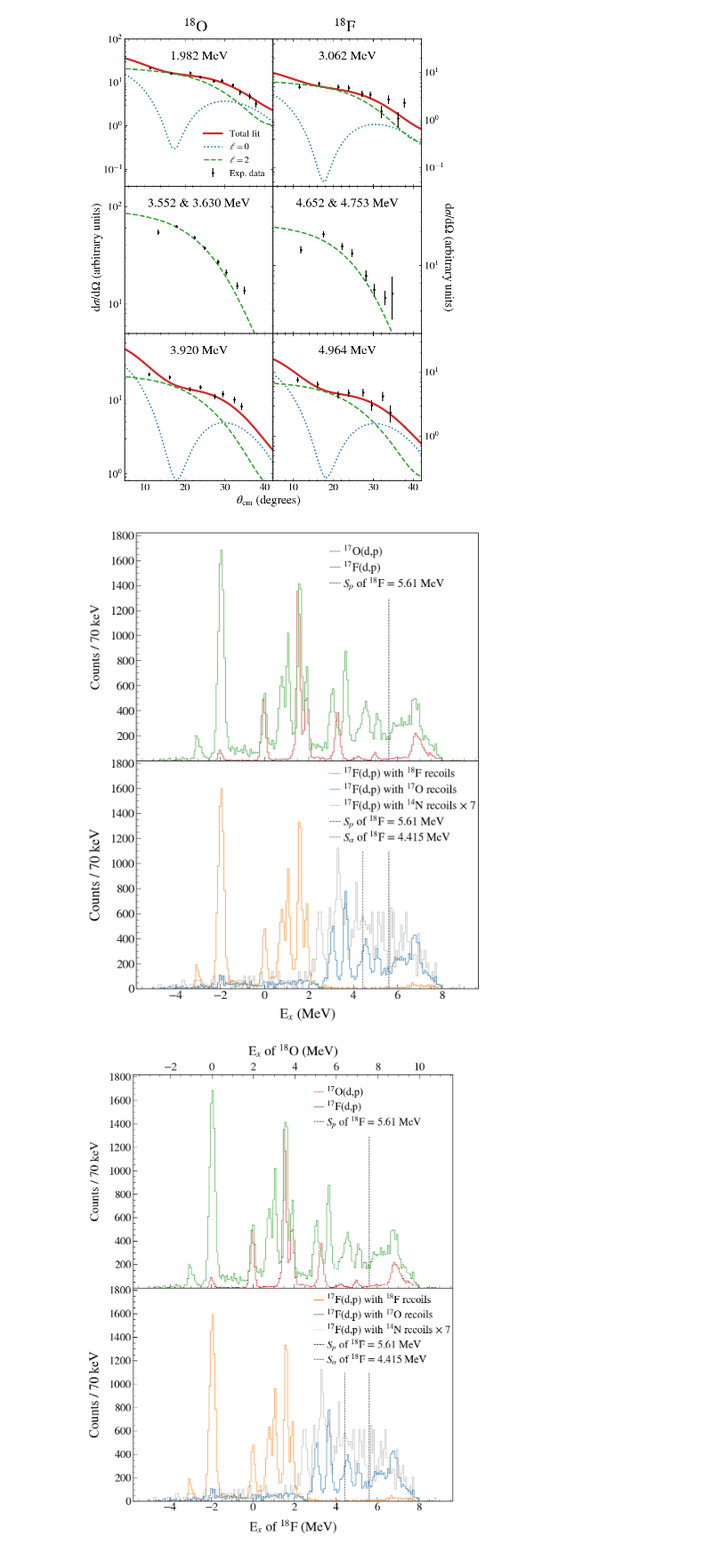
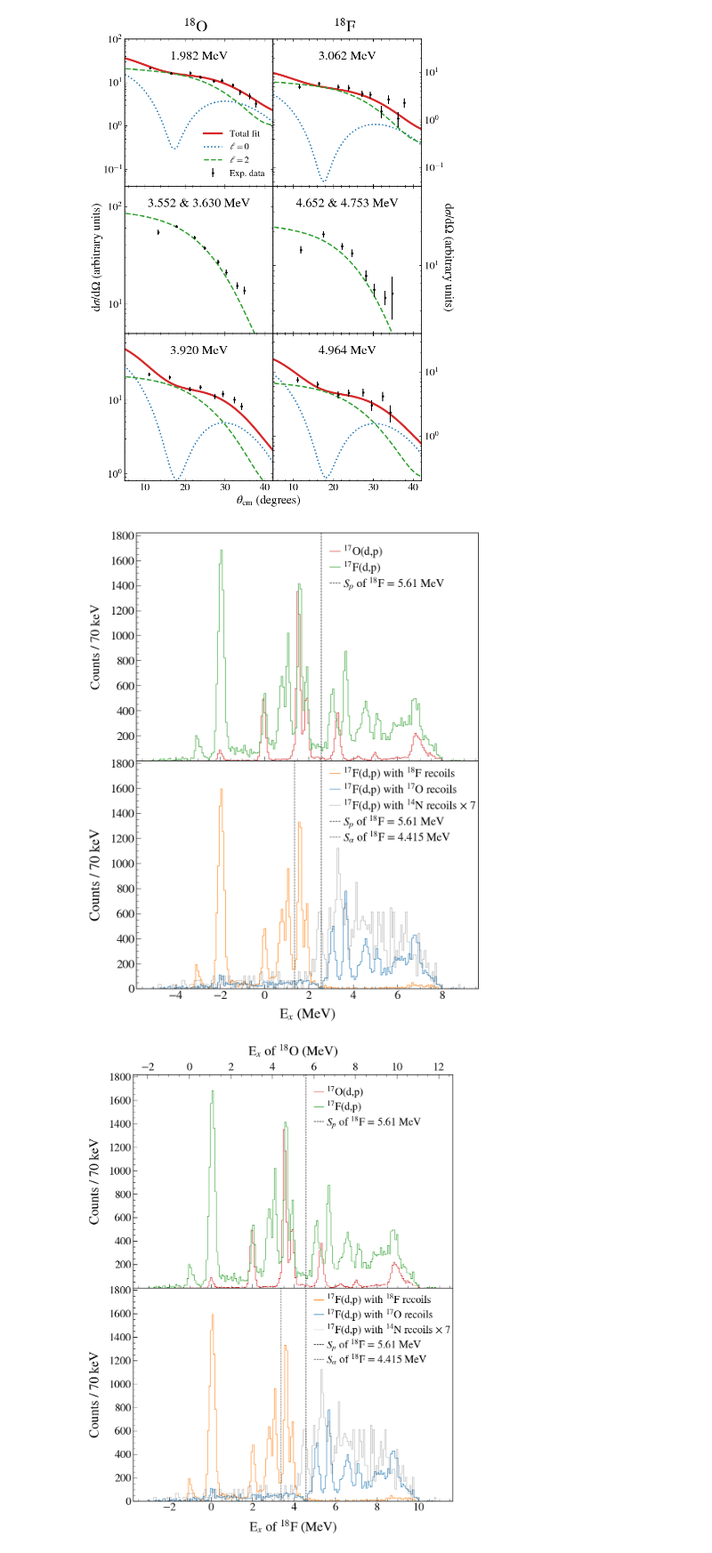
Before and after one commit to annakawecka/digios, a Jupyter notebook: analysis/final_working/plotting_2x3_IAS.ipynb, the cells around one changed output. Shown at 89% size. Saved outputs shown, nothing was run; the diff lists cells and outputs as text; code cells hidden in the pictures.

```diff
--- a/analysis/final_working/plotting_2x3_IAS.ipynb
+++ b/analysis/final_working/plotting_2x3_IAS.ipynb
@@ -207,8 +207,8 @@ edges1 = make_edges(x1, bin_width)
 ax.step(edges2, np.append(y2, y2[-1]), where='post', color='#d62728', lw=1, label=r'$^{17}$O(d,p)')
 ax.step(edges1, np.append(y1, y1[-1]), where='post', color='#2ca02c', lw=1, label=r'$^{17}$F(d,p)')
 
-x_line = 5.6071
-vline = ax.vlines(x_line, ymin=ax.get_ylim()[0], ymax=1300,
+x_line = 5.6071 - 3.062
+vline = ax.vlines(x_line, ymin=ax.get_ylim()[0], ymax=1830,
           color='black', linestyle='--', linewidth=1, label=r'$S_p$ of $^{18}$F = 5.61 MeV')
 
 ax.set_ylabel("Counts / 70 keV", fontsize=24, labelpad=15)
@@ -240,11 +240,11 @@ ax.step(edges4, np.append(y4, y4[-1]), where='post', color='black', lw=1, alpha=
         label=r'$^{17}$F(d,p) with $^{14}$N recoils $\times$ 7')
 
 # Vertical lines
-x_line_alpha = 4.415
+x_line_alpha = 4.415 - 3.062
 
-vline = ax.vlines(x_line, ymin=ax.get_ylim()[0], ymax=1100,
+vline = ax.vlines(x_line, ymin=ax.get_ylim()[0], ymax=1830,
           color='black', linestyle='--', linewidth=1, label=r'$S_p$ of $^{18}$F = 5.61 MeV')
-vline2 = ax.vlines(x_line_alpha, ymin=ax.get_ylim()[0], ymax=1100,
+vline2 = ax.vlines(x_line_alpha, ymin=ax.get_ylim()[0], ymax=1830,
           color='black', linestyle='--', alpha=0.8, linewidth=1, label=r'$S_\alpha$ of $^{18}$F = 4.415 MeV')
 
 ax.set_ylabel("Counts / 70 keV", fontsize=26, labelpad=15)
@@ -266,13 +266,29 @@ ax.tick_params(which='minor', length=4, top=False, right=False)
 fig.savefig("ex_F_O_N_step.pdf", dpi=600, bbox_inches="tight")
 plt.show()
 # %% [output]
-[figure, old version]
+[figure, new version]
+# %%
+x1, y1, e1 = np.loadtxt("hist1_data.txt", unpack=True)
+x2, y2, e2 = np.loadtxt("hist2_shifted_data.txt", unpack=True)
+x3, y3, e3 = np.loadtxt("hist3_data.txt", unpack=True)
+x4, y4, e4 = np.loadtxt("hist4_data.txt", unpack=True)
+x5, y5, e5 = np.loadtxt("hist5_data.txt", unpack=True)
+
+offset_F = 1.042
+
+x1 = x1 - offset_F
+x2 = x2 - offset_F
+x3 = x3 - offset_F
+x4 = x4 - offset_F
+x5 = x5 - offset_F
 # %%
 bin_width = x1[1] - x1[0]
 legend_pos = (0.535, 0.59)
 legend_pos1 = (0.535, 0.7)
 
-shift = 1.982
+offset_O = 0.
+offset_F = 1.042
+shift = offset_F
 
 def f_to_o(x):
     return x + shift
@@ -308,11 +324,12 @@ edges1 = make_edges(x1, bin_width)
 ax.step(edges2, np.append(y2, y2[-1]), where='post', color='#d62728', lw=1, label=r'$^{17}$O(d,p)')
 ax.step(edges1, np.append(y1, y1[-1]), where='post', color='#2ca02c', lw=1, label=r'$^{17}$F(d,p)')
 
-x_line = 5.6071
-vline = ax.vlines(x_line, ymin=ax.get_ylim()[0], ymax=1300,
+x_line = 5.6071 - offset_F
+vline = ax.vlines(x_line, ymin=ax.get_ylim()[0], ymax=1830,
           color='black', linestyle='--', linewidth=1, label=r'$S_p$ of $^{18}$F = 5.61 MeV')
 
-ax.set_ylabel("Counts / 70 keV", fontsize=24, labelpad=15)
+
+ax.set_ylabel("Counts / 70 keV", fontsize=26, labelpad=15)
 
 ax.set_xticklabels([])
 ax.xaxis.set_minor_locator(MultipleLocator(0.5))
@@ -337,34 +354,34 @@ ax.step(edges5, np.append(y5, y5[-1]), where='post', color='#ff7f0e', lw=1,
         label=r'$^{17}$F(d,p) with $^{18}$F recoils')
 ax.step(edges3, np.append(y3, y3[-1]), where='post', color='#1f77b4', lw=1,
         label=r'$^{17}$F(d,p) with $^{17}$O recoils')
 ax.step(edges4, np.append(y4, y4[-1]), where='post', color='black', lw=1, alpha=0.3,
         label=r'$^{17}$F(d,p) with $^{14}$N recoils $\times$ 7')
 
 # Vertical lines
-x_line_alpha = 4.415
+x_line_alpha = 4.415 - offset_F
 
-vline = ax.vlines(x_line, ymin=ax.get_ylim()[0], ymax=1100,
+vline = ax.vlines(x_line, ymin=ax.get_ylim()[0], ymax=1830,
           color='black', linestyle='--', linewidth=1, label=r'$S_p$ of $^{18}$F = 5.61 MeV')
-vline2 = ax.vlines(x_line_alpha, ymin=ax.get_ylim()[0], ymax=1100,
+vline2 = ax.vlines(x_line_alpha, ymin=ax.get_ylim()[0], ymax=1830,
           color='black', linestyle='--', alpha=0.8, linewidth=1, label=r'$S_\alpha$ of $^{18}$F = 4.415 MeV')
 
 ax.set_ylabel("Counts / 70 keV", fontsize=26, labelpad=15)
 ax.set_xlabel(r"E$_x$ of $^{18}$F (MeV)", fontsize=26, labelpad=12)
 
 ax.legend(fontsize=21, frameon=False, loc='lower left', bbox_to_anchor=legend_pos, labelspacing=0.15, handlelength=0.9, handletextpad=0.3)
 ax.xaxis.set_minor_locator(MultipleLocator(0.5))
 ax.xaxis.set_minor_locator(MultipleLocator(0.5))
 ax.yaxis.set_major_locator(MultipleLocator(200))
 ax.yaxis.set_minor_locator(MultipleLocator(50))
 ax.set_ylim((0, 1820))
 
 ax.tick_params(which='major', length=8, top=False, right=False, labelsize=22)   # major ticks 8 points
 ax.tick_params(which='minor', length=4, top=False, right=False)
 
 
 #fig.text(0.5, 0.98, "Excitation Spectra", ha='center', va='bottom', fontsize=14, fontweight='bold')
 
 fig.savefig("ex_F_O_N_step_2xaxis.pdf", dpi=600, bbox_inches="tight")
 plt.show()
 # %% [output]
-[figure, old version]
+[figure, new version]
```
Also changed, not shown: parts of 5 cells of this notebook, 13 other files.
